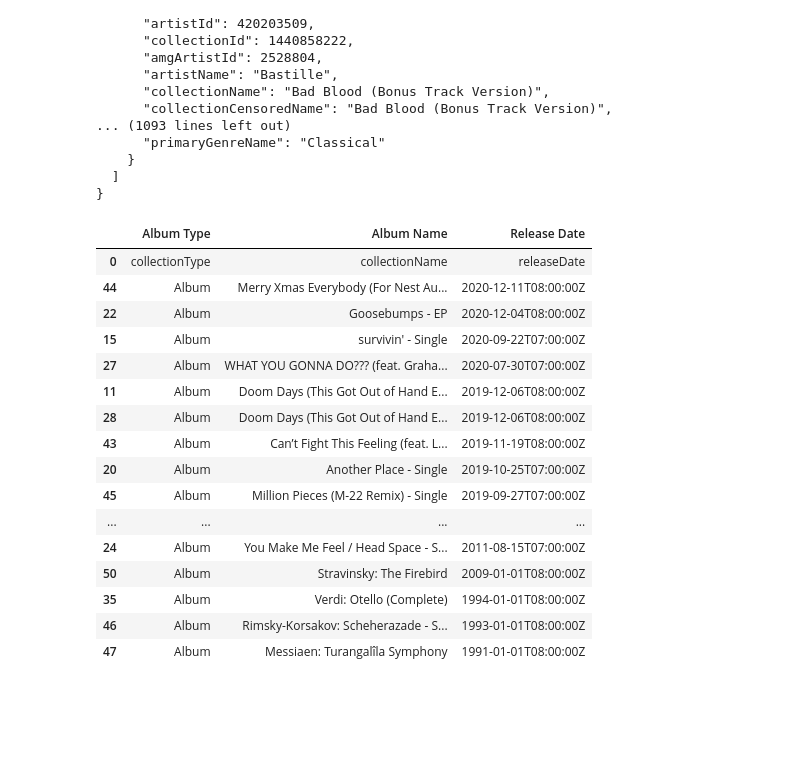
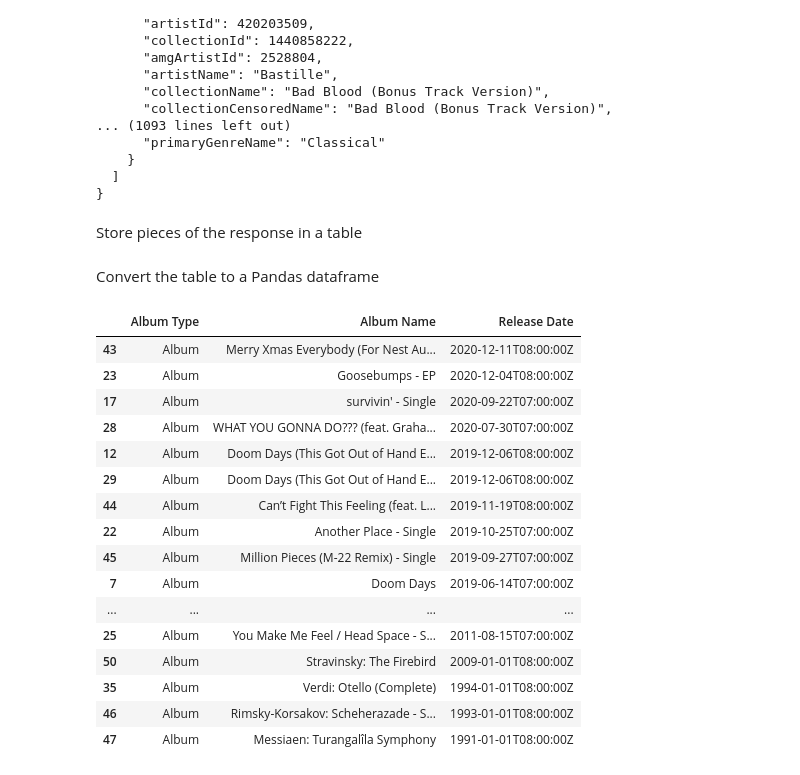
Before and after one commit to patrick-still/music-engine, a Jupyter notebook: collect.ipynb, the cells around one changed output. Cells and saved outputs as stored; diff of their text form; code cells hidden in the pictures; blank space fills up the shorter version.

Commit message:
Add most recent album to new dataframe

```diff
--- a/collect.ipynb
+++ b/collect.ipynb
@@ -70,3 +62,5 @@ print(json.dumps(request, indent=2))
     }
   ]
 }
+# %% [markdown]
+Store pieces of the response in a table
@@ -73,32 +73,31 @@ print(json.dumps(request, indent=2))
+# %% [markdown]
+Convert the table to a Pandas dataframe
 # %%
-paths = [{"$.results.collectionType":"collectionType"}, {"$.results.collectionName":"collectionName"}, {"$.results.releaseDate":"releaseDate"}]
-converter = jsontable.converter()
-converter.set_paths(paths)
-resultTable = converter.convert_json(request)
 df = pd.DataFrame(data=resultTable)
 df.columns = ["Album Type", "Album Name", "Release Date"]
-df.style
+df = df.drop(df.index[0])
 # Some back and forth trying to specify that values in "Release Date" are, in fact, dates
 #
 #      df["Release Date"] = pd.to_datetime(df["Release Date"], format = "%Y-%m-%d%H:%M:%S")
 #      df.sort("Release Date")
 #
 # Except that doesn't feel necessary; just sort on that column
-df.sort_values(by = 'Release Date', ascending = False)
+df = df.sort_values(by = 'Release Date', ascending = False)
+df.style
 # %% [output]
 |  | Album Type | Album Name | Release Date |
-| 0 | collectionType | collectionName | releaseDate |
-| 44 | Album | Merry Xmas Everybody (For Nest Au... | 2020-12-11T08:00:00Z |
-| 22 | Album | Goosebumps - EP | 2020-12-04T08:00:00Z |
-| 15 | Album | survivin' - Single | 2020-09-22T07:00:00Z |
-| 27 | Album | WHAT YOU GONNA DO??? (feat. Graha... | 2020-07-30T07:00:00Z |
-| 11 | Album | Doom Days (This Got Out of Hand E... | 2019-12-06T08:00:00Z |
-| 28 | Album | Doom Days (This Got Out of Hand E... | 2019-12-06T08:00:00Z |
-| 43 | Album | Can’t Fight This Feeling (feat. L... | 2019-11-19T08:00:00Z |
-| 20 | Album | Another Place - Single | 2019-10-25T07:00:00Z |
+| 43 | Album | Merry Xmas Everybody (For Nest Au... | 2020-12-11T08:00:00Z |
+| 23 | Album | Goosebumps - EP | 2020-12-04T08:00:00Z |
+| 17 | Album | survivin' - Single | 2020-09-22T07:00:00Z |
+| 28 | Album | WHAT YOU GONNA DO??? (feat. Graha... | 2020-07-30T07:00:00Z |
+| 12 | Album | Doom Days (This Got Out of Hand E... | 2019-12-06T08:00:00Z |
+| 29 | Album | Doom Days (This Got Out of Hand E... | 2019-12-06T08:00:00Z |
+| 44 | Album | Can’t Fight This Feeling (feat. L... | 2019-11-19T08:00:00Z |
+| 22 | Album | Another Place - Single | 2019-10-25T07:00:00Z |
 | 45 | Album | Million Pieces (M-22 Remix) - Single | 2019-09-27T07:00:00Z |
+| 7 | Album | Doom Days | 2019-06-14T07:00:00Z |
 | ... | ... | ... | ... |
-| 24 | Album | You Make Me Feel / Head Space - S... | 2011-08-15T07:00:00Z |
+| 25 | Album | You Make Me Feel / Head Space - S... | 2011-08-15T07:00:00Z |
 | 50 | Album | Stravinsky: The Firebird | 2009-01-01T08:00:00Z |
 | 35 | Album | Verdi: Otello (Complete) | 1994-01-01T08:00:00Z |
 | 46 | Album | Rimsky-Korsakov: Scheherazade - S... | 1993-01-01T08:00:00Z |
```
Also changed, not shown: parts of 4 cells of this notebook.
